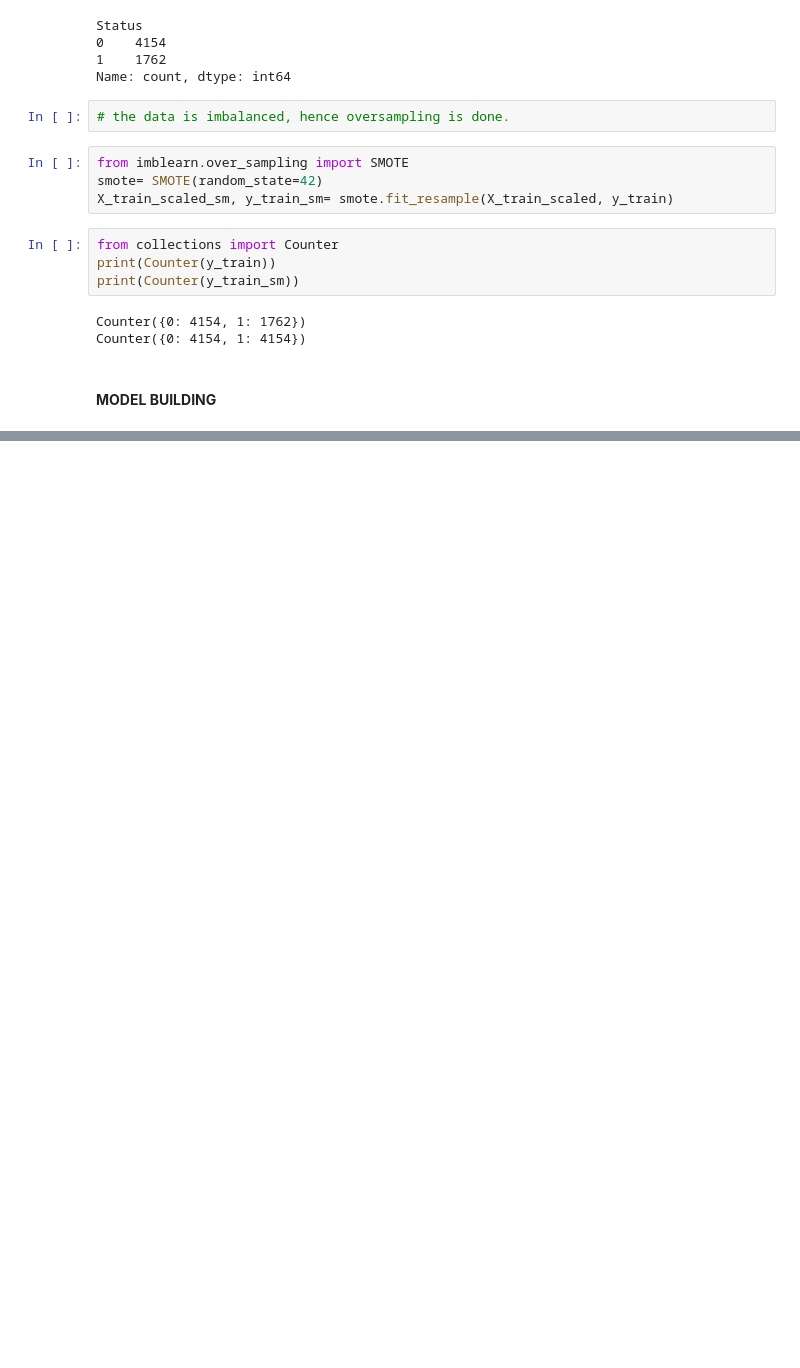
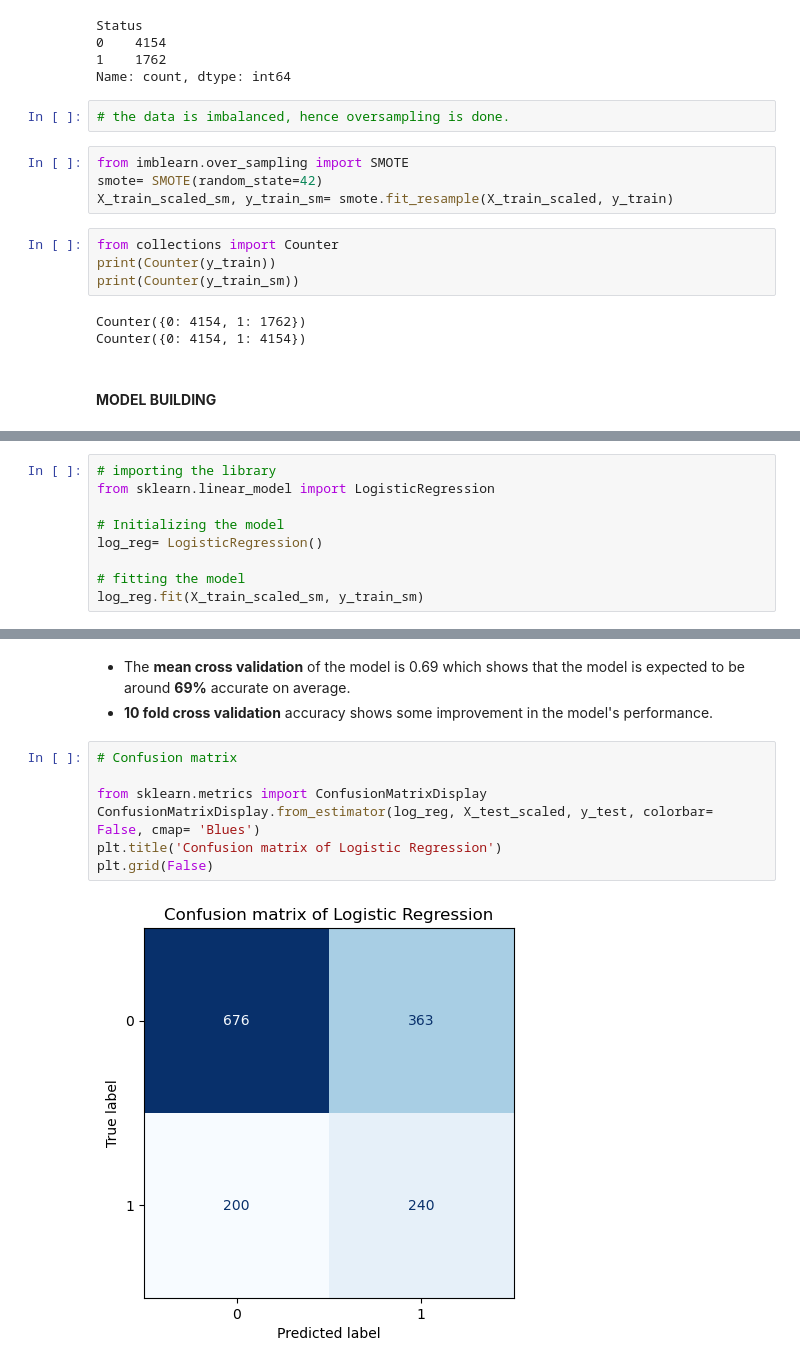
Before and after one commit to shanusaras/Lead_quality_categorization_for_enhanced_sales, a Jupyter notebook: sales effectiveness.ipynb, the cells around one changed output, grey strips where cells are left out. Saved outputs shown, nothing was run; the diff lists cells and outputs as text; blank space fills up the shorter version.

Commit message:
logistic regression model, svm model is done

```diff
--- a/sales effectiveness.ipynb
+++ b/sales effectiveness.ipynb
@@ -1045,0 +1048,9 @@ Counter({0: 4154, 1: 4154})
+# %%
+# importing the library
+from sklearn.linear_model import LogisticRegression
+
+# Initializing the model
+log_reg= LogisticRegression()
+
+# fitting the model
+log_reg.fit(X_train_scaled_sm, y_train_sm)
@@ -1045,0 +1110,12 @@ Counter({0: 4154, 1: 4154})
+# %% [markdown]
+- The **mean cross validation** of the model is 0.69 which shows that the model is expected to be around **69%** accurate on average.
+- **10 fold cross validation** accuracy shows some improvement in the model's performance.
+# %%
+# Confusion matrix
+
+from sklearn.metrics import ConfusionMatrixDisplay
+ConfusionMatrixDisplay.from_estimator(log_reg, X_test_scaled, y_test, colorbar= False, cmap= 'Blues')
+plt.title('Confusion matrix of Logistic Regression')
+plt.grid(False)
+# %% [output]
+[figure, added]
```
Also changed, not shown: parts of 48 cells of this notebook.
